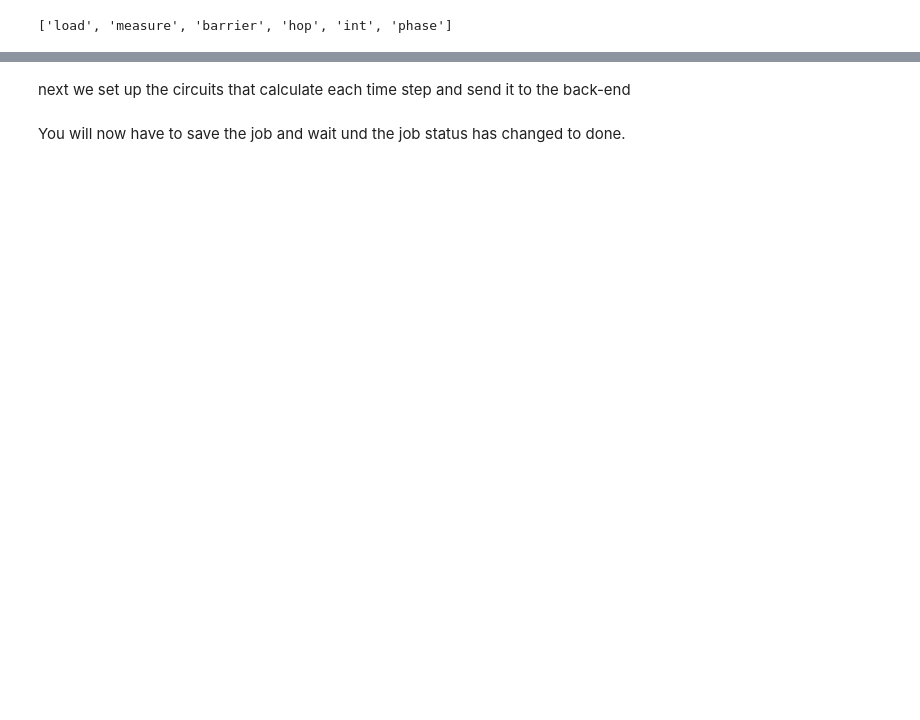
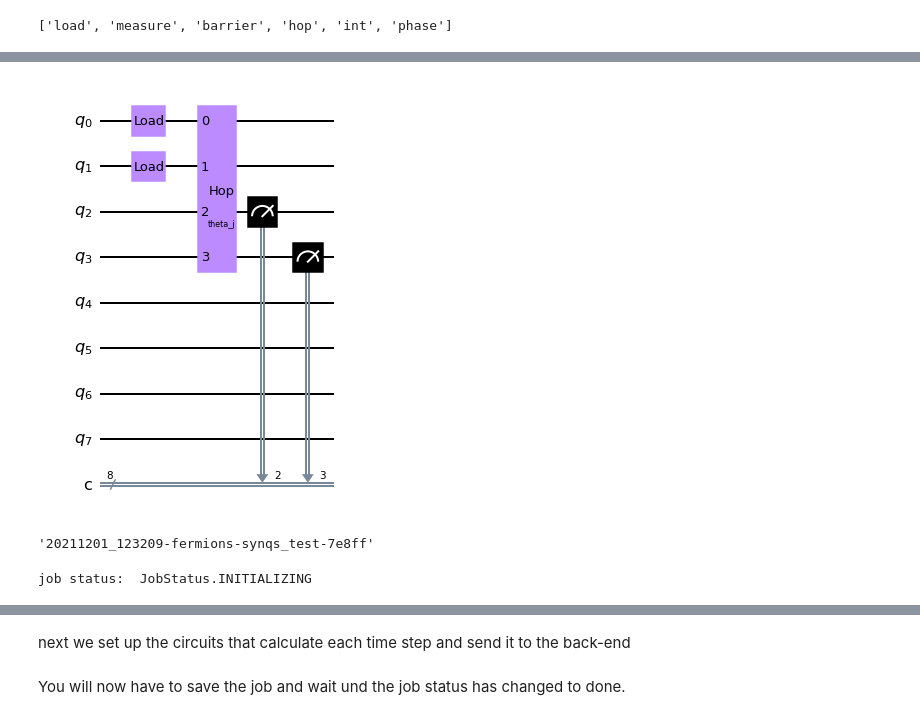
Before and after one commit to qiskit-community/qiskit-cold-atom, a Jupyter notebook: docs/tutorials/08_fermions_in_double_well.ipynb, the cells around one changed output, grey strips where cells are left out. Cells and saved outputs as stored; diff of their text form; code cells hidden in the pictures; blank space fills up the shorter version.

```diff
--- a/docs/tutorials/08_fermions_in_double_well.ipynb
+++ b/docs/tutorials/08_fermions_in_double_well.ipynb
@@ -462,0 +472,2 @@ pprint(fermion_device_backend.configuration().supported_instructions)
+# %%
+theta_j = Parameter("theta_j")
@@ -462,0 +481,10 @@ pprint(fermion_device_backend.configuration().supported_instructions)
+# %%
+circuit1 = QuantumCircuit(8,8)
+circuit1.load_fermions(0)
+circuit1.load_fermions(1)
+circuit1.hop_fermions([theta_j],list(range(0,4)))
+circuit1.measure(2,2)
+circuit1.measure(3,3)
+circuit1.draw(output='mpl')
+# %% [output]
+[figure, added]
@@ -462,0 +495,10 @@ pprint(fermion_device_backend.configuration().supported_instructions)
+# %%
+job1.job_id()
+# %% [output]
+'20211201_123209-fermions-synqs_test-7e8ff'
+# %%
+job_retrieved1 = fermion_device_backend.retrieve_job(job_id = job1.job_id())
+
+print("job status: ", job_retrieved1.status())
+# %% [output]
+job status:  JobStatus.INITIALIZING
```
Also changed, not shown: parts of 23 cells of this notebook.
